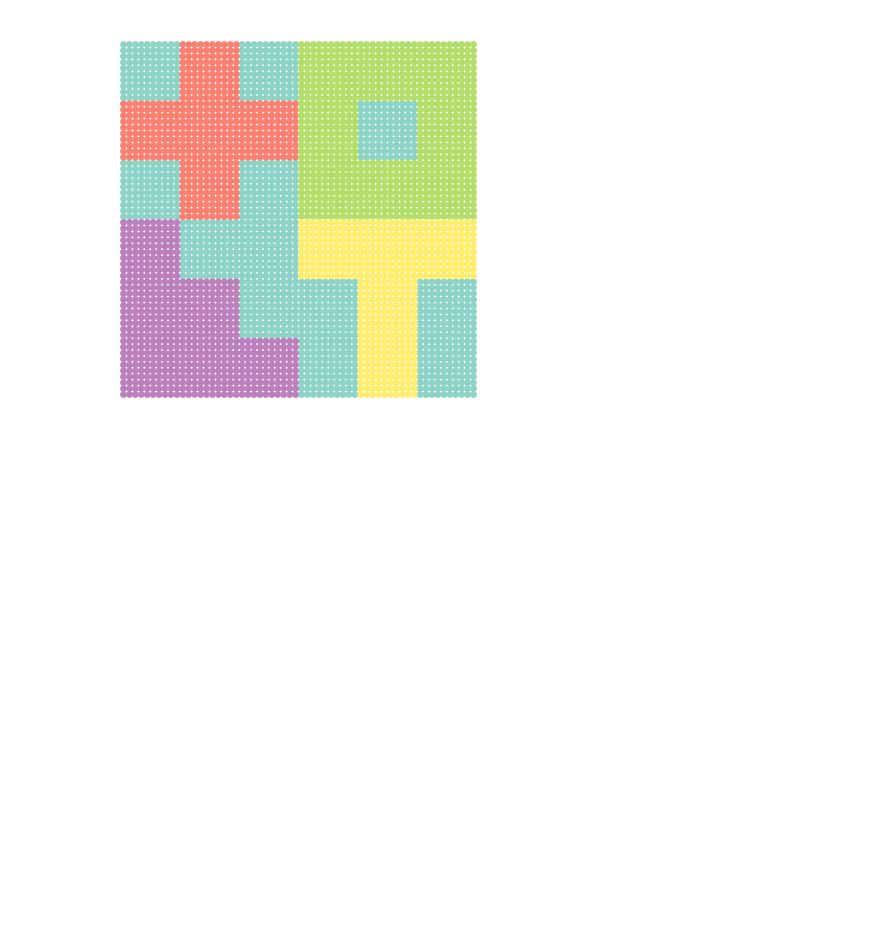
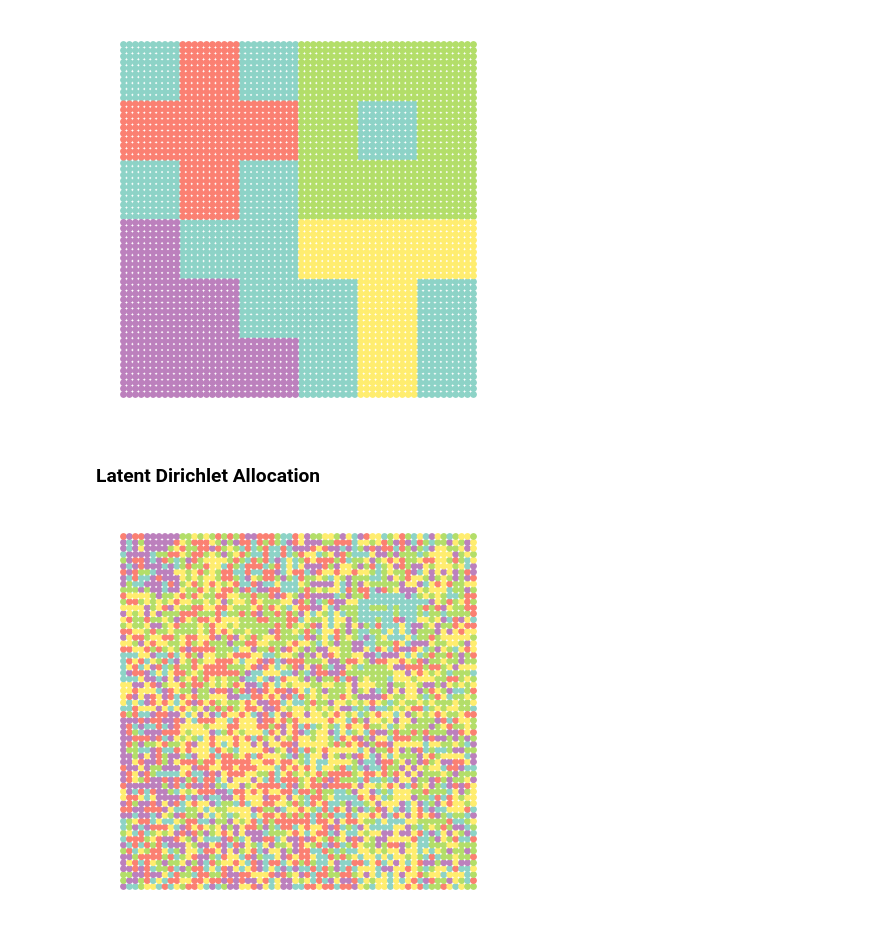
Before and after one commit to craigfouts/asterism, a Jupyter notebook: notebooks/demo.ipynb, the cells around one changed output. Drawn from its saved outputs; the diff is of its cells as text; code cells hidden in the pictures; blank space fills up the shorter version.

```diff
--- a/notebooks/demo.ipynb
+++ b/notebooks/demo.ipynb
@@ -13,3 +11,11 @@ data, labels = make_dataset('polygons', 10, n_features=100, wiggle=0., mix=0., r
 show_dataset(data, labels)
 # %% [output]
 [figure]
+# %% [markdown]
+### Latent Dirichlet Allocation
+# %%
+model = GibbsLDA()
+topics = map_labels(labels, model.fit_predict(data))
+show_dataset(data, topics)
+# %% [output]
+[figure, added]
```
Also changed, not shown: parts of 14 cells of this notebook, 2 other files.
